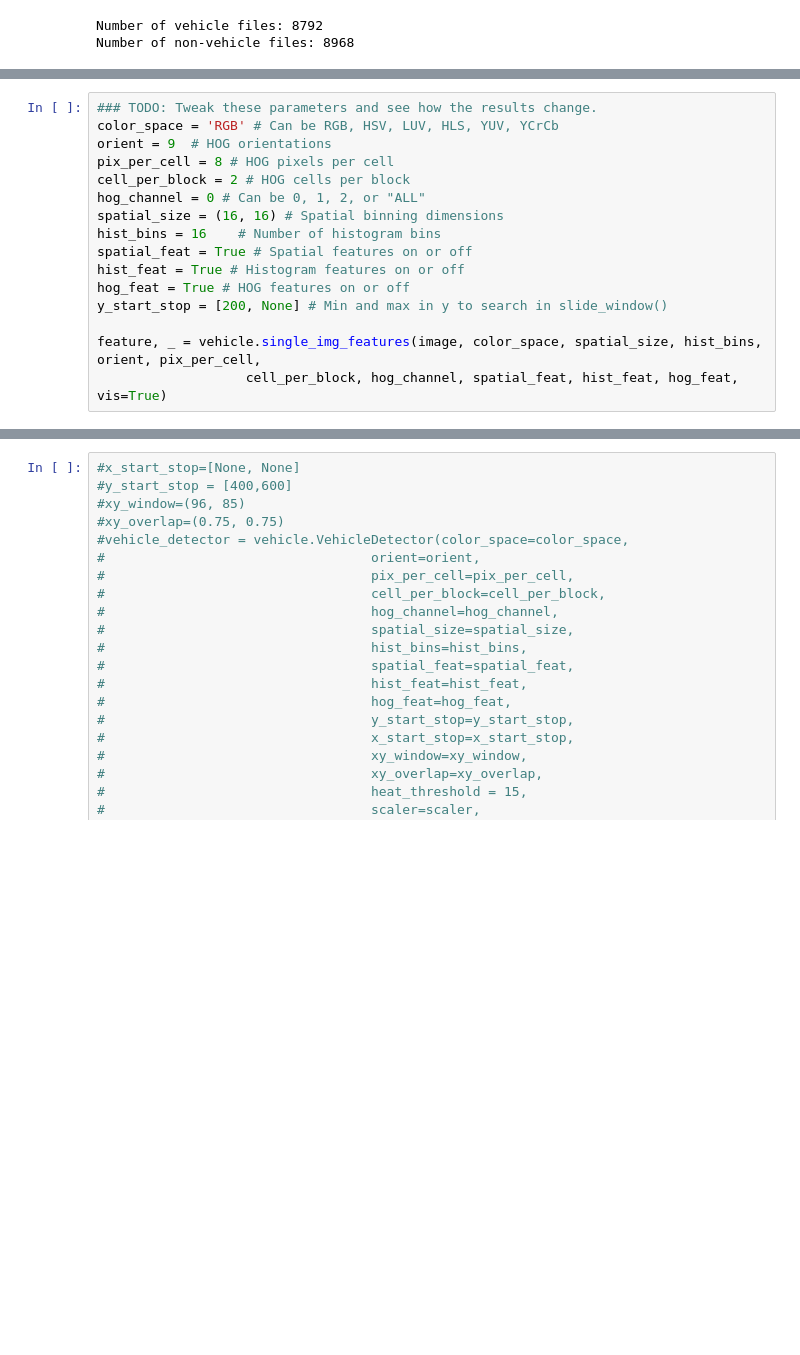
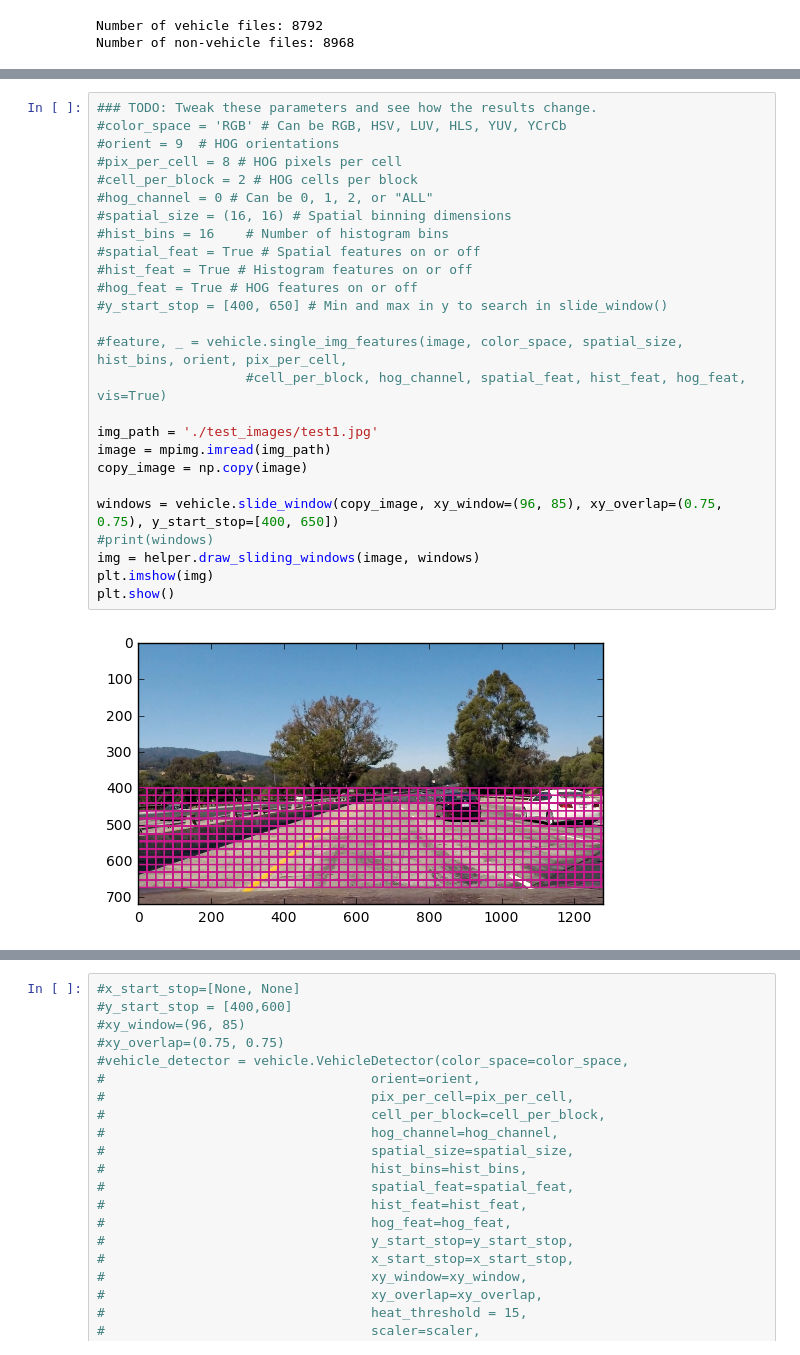
Before and after one commit to udacity/CarND-Vehicle-Detection, a Jupyter notebook: Vehicle_Detection.ipynb, the cells around one changed output, grey strips where cells are left out. Drawn from its saved outputs; the diff is of its cells as text; blank space fills up the shorter version.

```diff
--- a/Vehicle_Detection.ipynb
+++ b/Vehicle_Detection.ipynb
@@ -70,19 +91,31 @@ helper.visualize_hog_features(a, b, color_map='gray')
 # %%
 ### TODO: Tweak these parameters and see how the results change.
-color_space = 'RGB' # Can be RGB, HSV, LUV, HLS, YUV, YCrCb
-orient = 9  # HOG orientations
-pix_per_cell = 8 # HOG pixels per cell
-cell_per_block = 2 # HOG cells per block
-hog_channel = 0 # Can be 0, 1, 2, or "ALL"
-spatial_size = (16, 16) # Spatial binning dimensions
-hist_bins = 16    # Number of histogram bins
-spatial_feat = True # Spatial features on or off
-hist_feat = True # Histogram features on or off
-hog_feat = True # HOG features on or off
-y_start_stop = [200, None] # Min and max in y to search in slide_window()
+#color_space = 'RGB' # Can be RGB, HSV, LUV, HLS, YUV, YCrCb
+#orient = 9  # HOG orientations
+#pix_per_cell = 8 # HOG pixels per cell
+#cell_per_block = 2 # HOG cells per block
+#hog_channel = 0 # Can be 0, 1, 2, or "ALL"
+#spatial_size = (16, 16) # Spatial binning dimensions
+#hist_bins = 16    # Number of histogram bins
+#spatial_feat = True # Spatial features on or off
+#hist_feat = True # Histogram features on or off
+#hog_feat = True # HOG features on or off
+#y_start_stop = [400, 650] # Min and max in y to search in slide_window()
 
-feature, _ = vehicle.single_img_features(image, color_space, spatial_size, hist_bins, orient, pix_per_cell,
-                   cell_per_block, hog_channel, spatial_feat, hist_feat, hog_feat, vis=True)
+#feature, _ = vehicle.single_img_features(image, color_space, spatial_size, hist_bins, orient, pix_per_cell,
+                   #cell_per_block, hog_channel, spatial_feat, hist_feat, hog_feat, vis=True)
+
+img_path = './test_images/test1.jpg'
+image = mpimg.imread(img_path)
+copy_image = np.copy(image)
+
+windows = vehicle.slide_window(copy_image, xy_window=(96, 85), xy_overlap=(0.75, 0.75), y_start_stop=[400, 650])
+#print(windows)
+img = helper.draw_sliding_windows(image, windows)
+plt.imshow(img)
+plt.show()
+# %% [output]
+[figure, added]
 # %%
 color_space = 'YCrCb'  # Can be RGB, HSV, LUV, HLS, YUV, YCrCb
 orient = 9  # HOG orientations
```
Also changed, not shown: parts of 10 cells of this notebook, 2 other files.
